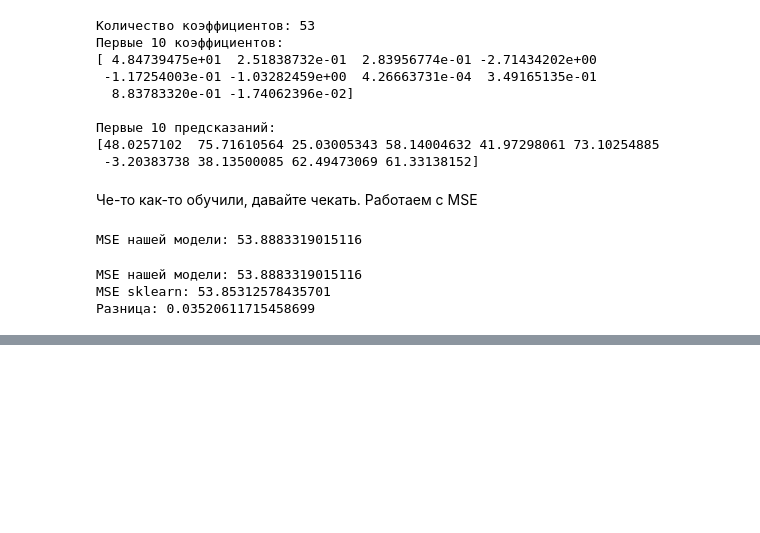
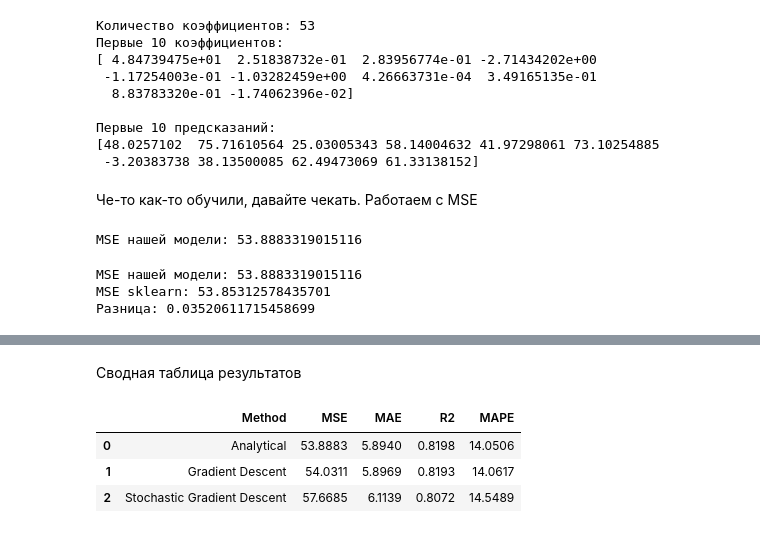
Before and after one commit to las-tochka/Machine_learning, a Jupyter notebook: Lab_1/Lab_1.ipynb, the cells around one changed output, grey strips where cells are left out. Saved outputs shown, nothing was run; the diff lists cells and outputs as text; code cells hidden in the pictures; blank space fills up the shorter version.

```diff
--- a/Lab_1/Lab_1.ipynb
+++ b/Lab_1/Lab_1.ipynb
@@ -861,0 +986,18 @@ MSE sklearn: 53.85312578435701
+# %%
+def my_mse(y_true, y_pred):
+    return np.mean((y_true - y_pred) ** 2)
+
+
+def my_mae(y_true, y_pred):
+    return np.mean(np.abs(y_true - y_pred))
+
+
+def my_r2(y_true, y_pred):
+    ss_res = np.sum((y_true - y_pred) ** 2)
+    ss_tot = np.sum((y_true - np.mean(y_true)) ** 2)
+
+    return 1 - ss_res / ss_tot
+
+
+def my_mape(y_true, y_pred):
+    return np.mean(np.abs((y_true - y_pred) / y_true)) * 100
@@ -861,0 +1187,37 @@ MSE sklearn: 53.85312578435701
+# %% [markdown]
+Сводная таблица результатов
+# %%
+results = pd.DataFrame({
+    "Method": [
+        "Analytical",
+        "Gradient Descent",
+        "Stochastic Gradient Descent"
+    ],
+    "MSE": [
+        my_mse(y_val_array, predictions),
+        my_mse(y_val_array, gd_predictions),
+        my_mse(y_val_array, sgd_predictions)
+    ],
+    "MAE": [
+        my_mae(y_val_array, predictions),
+        my_mae(y_val_array, gd_predictions),
+        my_mae(y_val_array, sgd_predictions)
+    ],
+    "R2": [
+        my_r2(y_val_array, predictions),
+        my_r2(y_val_array, gd_predictions),
+        my_r2(y_val_array, sgd_predictions)
+    ],
+    "MAPE": [
+        my_mape(y_val_array, predictions),
+        my_mape(y_val_array, gd_predictions),
+        my_mape(y_val_array, sgd_predictions)
+    ]
+})
+
+results.round(4)
+# %% [output]
+|  | Method | MSE | MAE | R2 | MAPE |
+| 0 | Analytical | 53.8883 | 5.8940 | 0.8198 | 14.0506 |
+| 1 | Gradient Descent | 54.0311 | 5.8969 | 0.8193 | 14.0617 |
+| 2 | Stochastic Gradient Descent | 57.6685 | 6.1139 | 0.8072 | 14.5489 |
```
Also changed, not shown: parts of 22 cells of this notebook.
